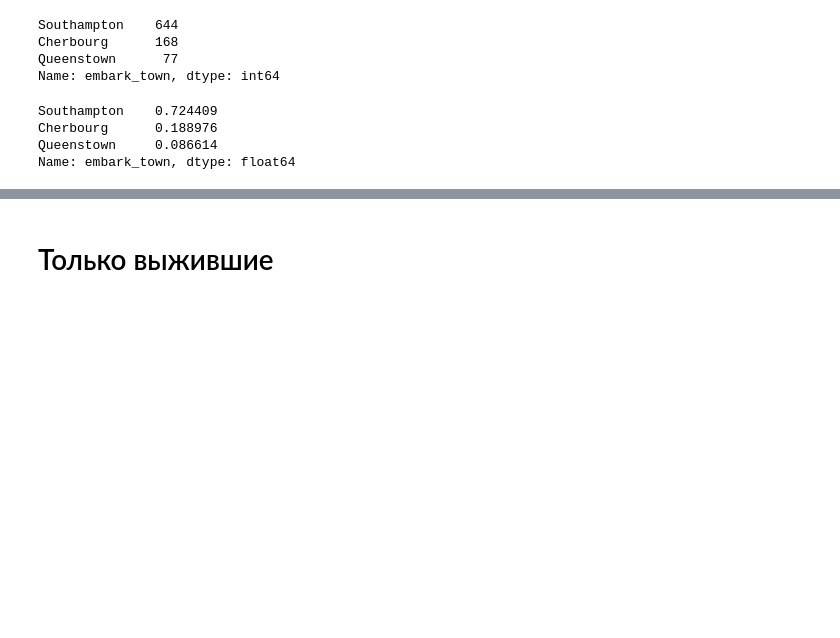
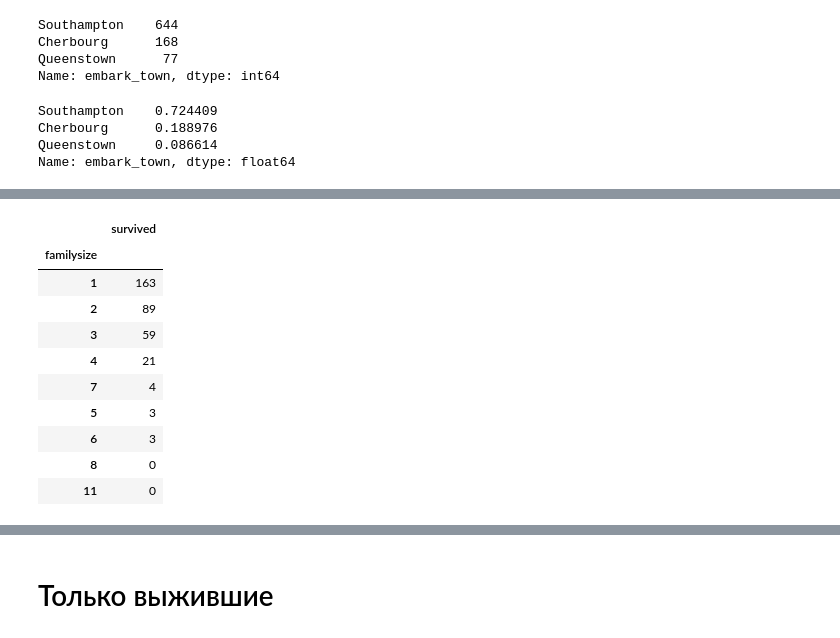
Before and after one commit to ave2407/yandex_ML, a Jupyter notebook: test_project/titanic.ipynb, the cells around one changed output, grey strips where cells are left out. Saved outputs shown, nothing was run; the diff lists cells and outputs as text; code cells hidden in the pictures; blank space fills up the shorter version.

```diff
--- a/test_project/titanic.ipynb
+++ b/test_project/titanic.ipynb
@@ -162,0 +188,14 @@ Name: embark_town, dtype: float64
+# %%
+df[['familysize', 'survived']].groupby(['familysize']).sum().sort_values(by='survived', ascending=False)
+# %% [output]
+|  | survived |
+| familysize |  |
+| 1 | 163 |
+| 2 | 89 |
+| 3 | 59 |
+| 4 | 21 |
+| 7 | 4 |
+| 5 | 3 |
+| 6 | 3 |
+| 8 | 0 |
+| 11 | 0 |
```
Also changed, not shown: parts of 22 cells of this notebook.
